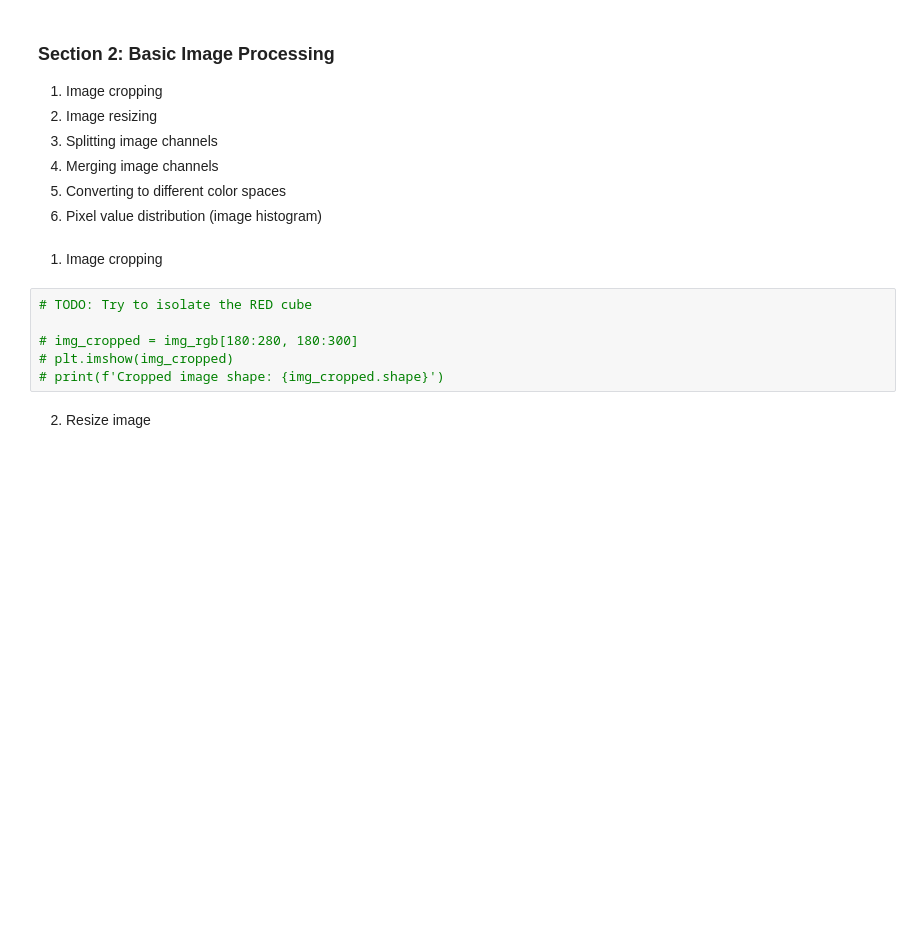
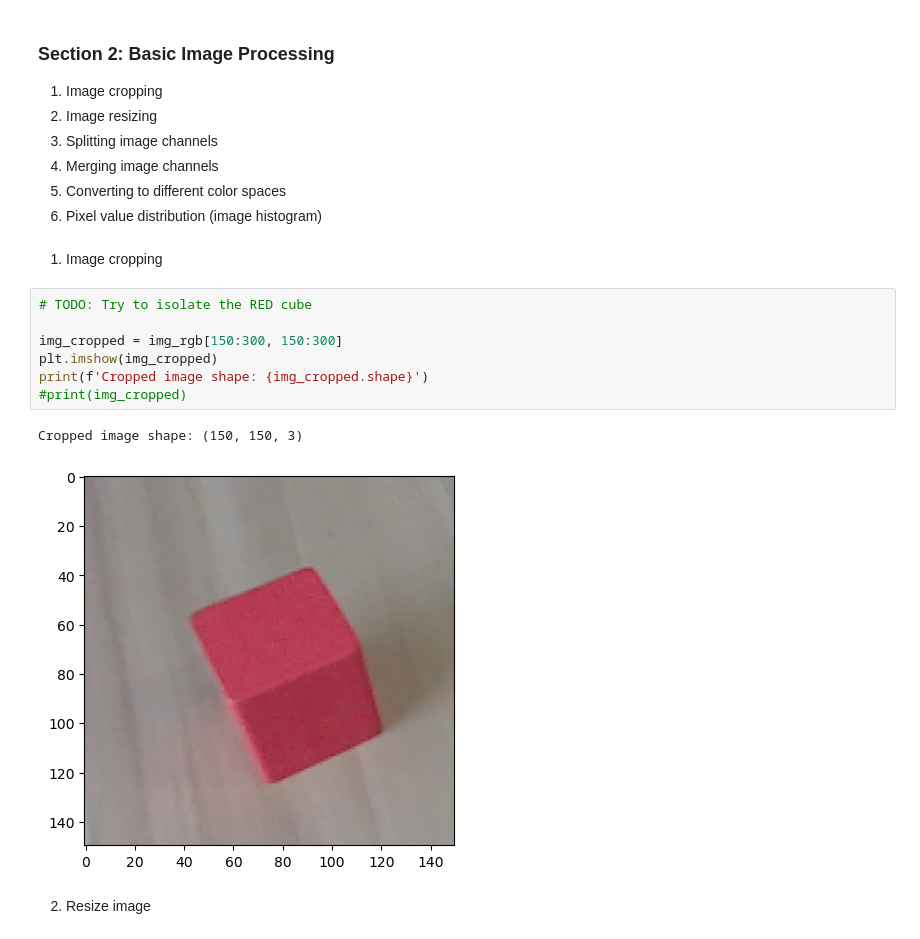
Before and after one commit to jagolde/funrobo_robot_perception, a Jupyter notebook: class_activity_1.ipynb, the cells around one changed output. Drawn from its saved outputs; the diff is of its cells as text; blank space fills up the shorter version.

```diff
--- a/class_activity_1.ipynb
+++ b/class_activity_1.ipynb
@@ -55,9 +60,13 @@ plt.show()
 # %%
 # TODO: Try to isolate the RED cube
 
-# img_cropped = img_rgb[180:280, 180:300]
-# plt.imshow(img_cropped)
-# print(f'Cropped image shape: {img_cropped.shape}')
+img_cropped = img_rgb[150:300, 150:300]
+plt.imshow(img_cropped)
+print(f'Cropped image shape: {img_cropped.shape}')
+#print(img_cropped)
+# %% [output]
+Cropped image shape: (150, 150, 3)
+[figure, added]
 # %% [markdown]
 2. Resize image
 # %%
```
Also changed, not shown: parts of 19 cells of this notebook, 2 other files.
